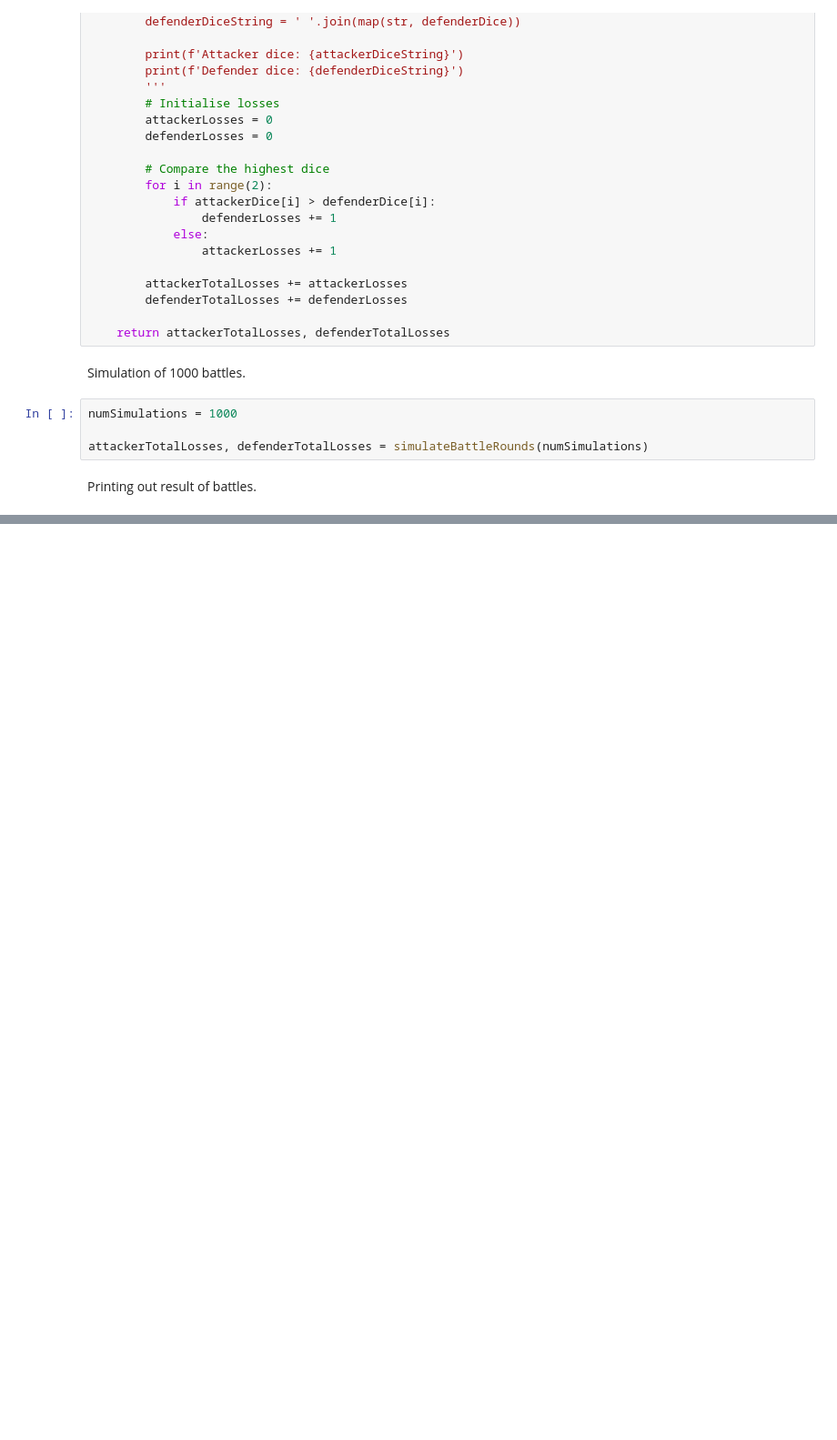
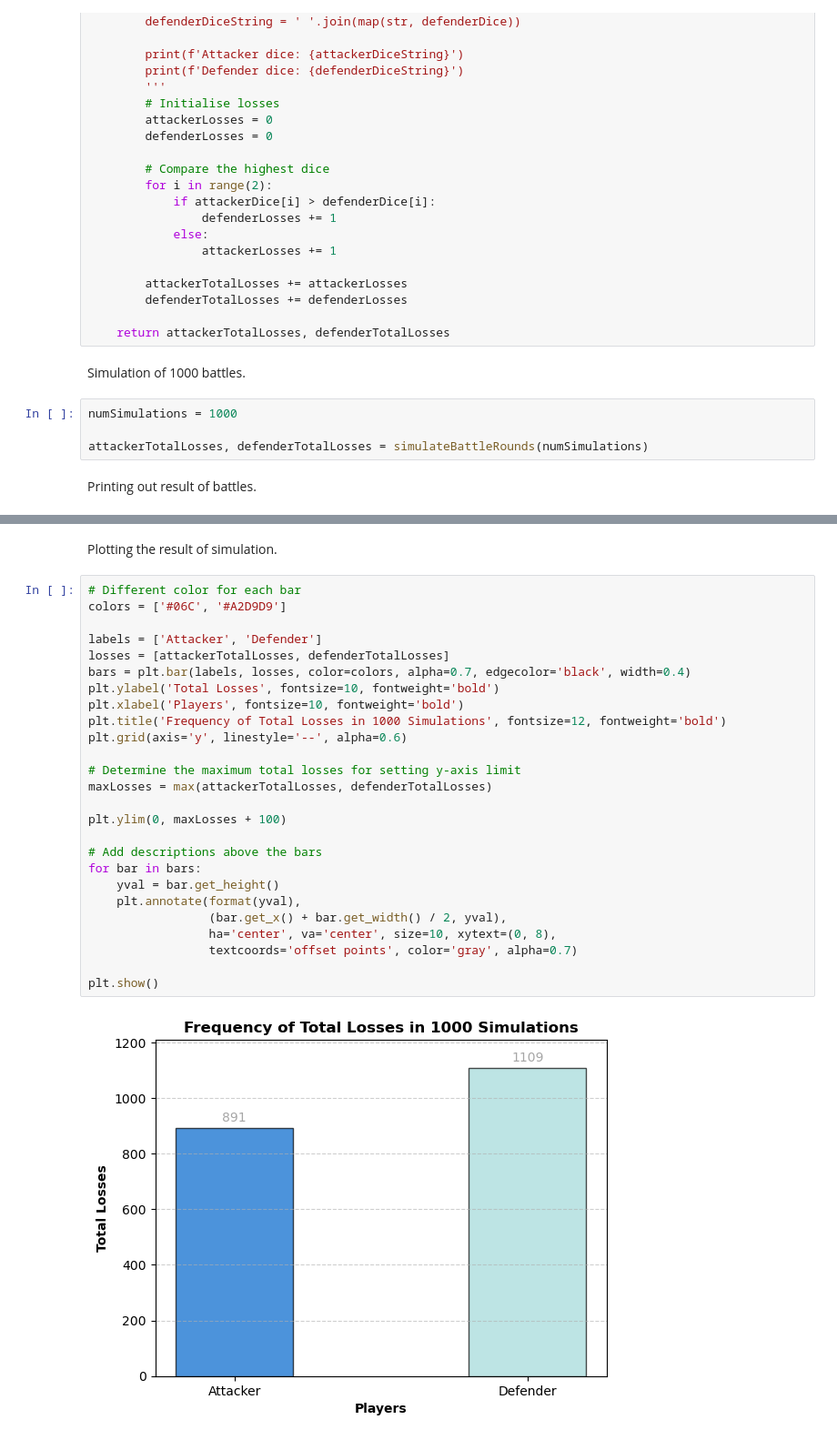
Before and after one commit to TomUszyn/PFDA-assignments, a Jupyter notebook: assignment_5_risk.ipynb, the cells around one changed output, grey strips where cells are left out. Shown: that part at 91% size. Saved outputs shown, nothing was run; the diff lists cells and outputs as text; blank space fills up the shorter version.

Commit message:
Plotted the result.

```diff
--- a/assignment_5_risk.ipynb
+++ b/assignment_5_risk.ipynb
@@ -93,0 +94,30 @@ Total Defender Losses: 1040
+# %% [markdown]
+Plotting the result of simulation.
+# %%
+# Different color for each bar
+colors = ['#06C', '#A2D9D9']
+
+labels = ['Attacker', 'Defender']
+losses = [attackerTotalLosses, defenderTotalLosses]
+bars = plt.bar(labels, losses, color=colors, alpha=0.7, edgecolor='black', width=0.4)
+plt.ylabel('Total Losses', fontsize=10, fontweight='bold')
+plt.xlabel('Players', fontsize=10, fontweight='bold')
+plt.title('Frequency of Total Losses in 1000 Simulations', fontsize=12, fontweight='bold')
+plt.grid(axis='y', linestyle='--', alpha=0.6)
+
+# Determine the maximum total losses for setting y-axis limit
+maxLosses = max(attackerTotalLosses, defenderTotalLosses)
+
+plt.ylim(0, maxLosses + 100)
+
+# Add descriptions above the bars
+for bar in bars:
+    yval = bar.get_height()
+    plt.annotate(format(yval),
+                 (bar.get_x() + bar.get_width() / 2, yval),
+                 ha='center', va='center', size=10, xytext=(0, 8),
+                 textcoords='offset points', color='gray', alpha=0.7)
+
+plt.show()
+# %% [output]
+[figure, added]
```
Also changed, not shown: parts of 1 cell of this notebook.
